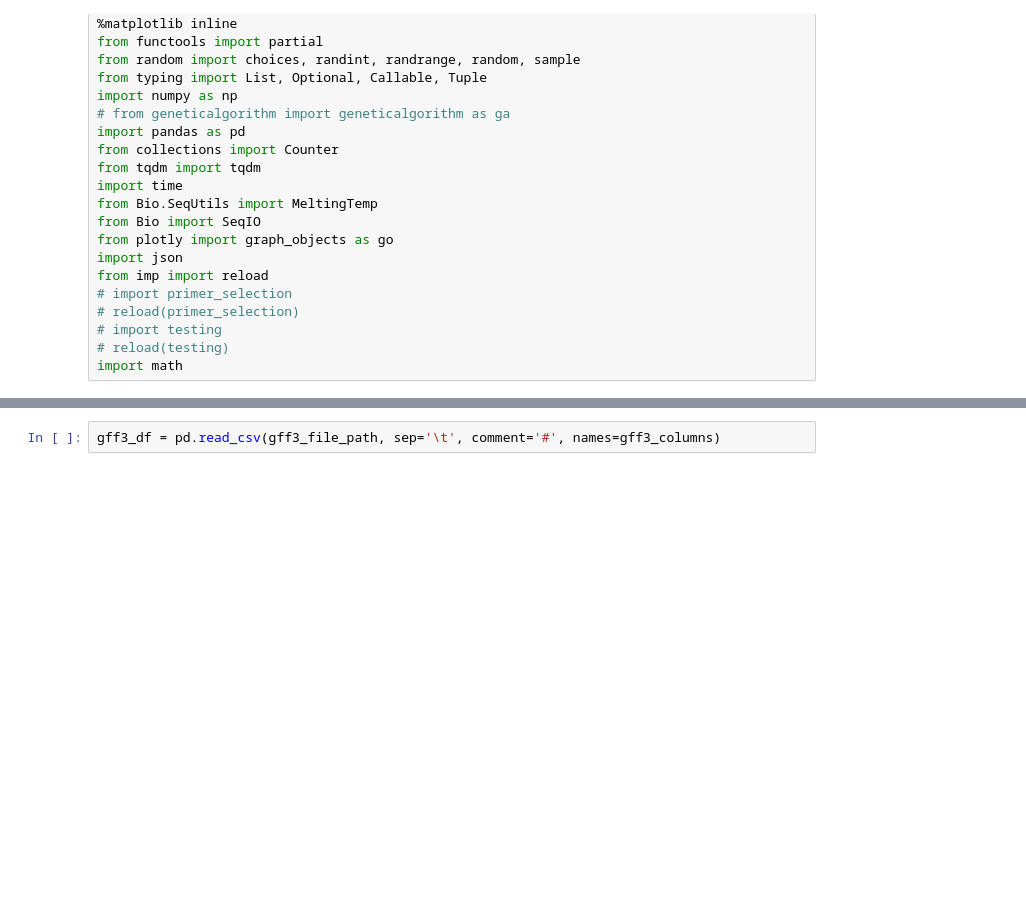
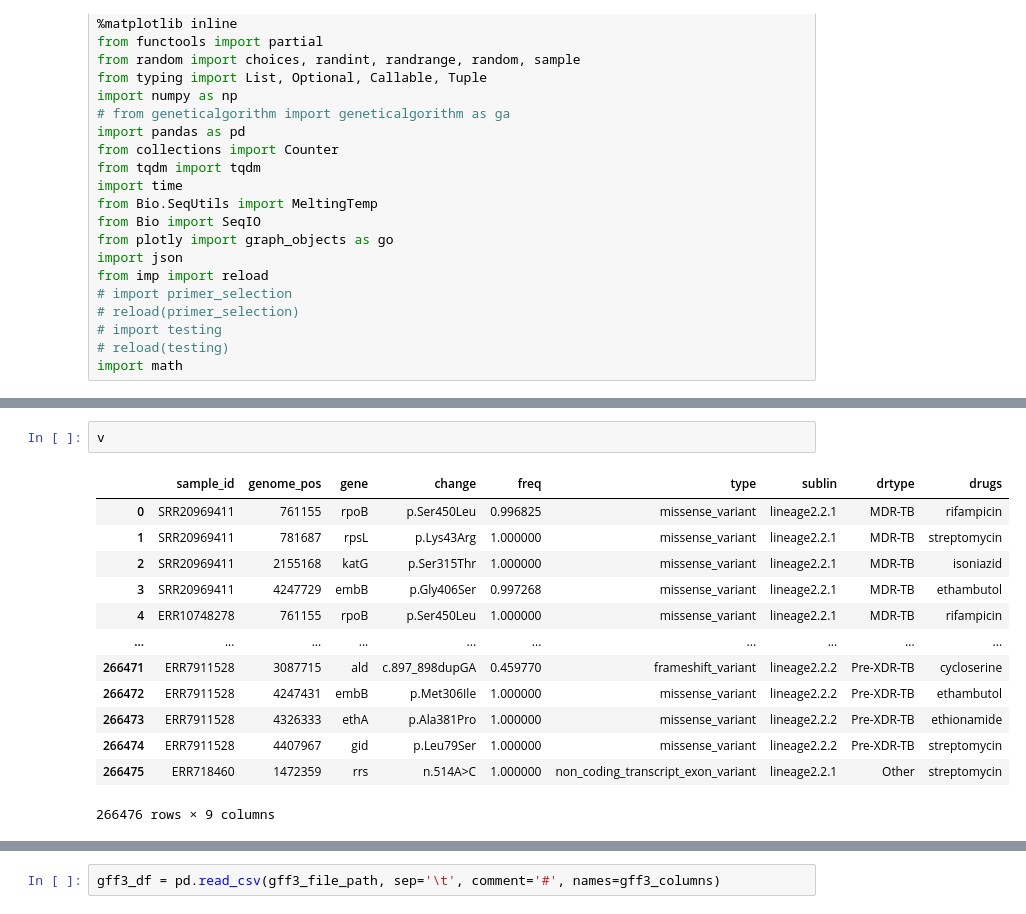
Before and after one commit to linfeng-wang/TOAST, a Jupyter notebook: cache/scratch.ipynb, the cells around one changed output, grey strips where cells are left out. Saved outputs shown, nothing was run; the diff lists cells and outputs as text; blank space fills up the shorter version.

```diff
--- a/cache/scratch.ipynb
+++ b/cache/scratch.ipynb
@@ -24,0 +82,16 @@ import math
+# %%
+v
+# %% [output]
+|  | sample_id | genome_pos | gene | change | freq | type | sublin | drtype | drugs |
+| 0 | SRR20969411 | 761155 | rpoB | p.Ser450Leu | 0.996825 | missense_variant | lineage2.2.1 | MDR-TB | rifampicin |
+| 1 | SRR20969411 | 781687 | rpsL | p.Lys43Arg | 1.000000 | missense_variant | lineage2.2.1 | MDR-TB | streptomycin |
+| 2 | SRR20969411 | 2155168 | katG | p.Ser315Thr | 1.000000 | missense_variant | lineage2.2.1 | MDR-TB | isoniazid |
+| 3 | SRR20969411 | 4247729 | embB | p.Gly406Ser | 0.997268 | missense_variant | lineage2.2.1 | MDR-TB | ethambutol |
+| 4 | ERR10748278 | 761155 | rpoB | p.Ser450Leu | 1.000000 | missense_variant | lineage2.2.1 | MDR-TB | rifampicin |
+| ... | ... | ... | ... | ... | ... | ... | ... | ... | ... |
+| 266471 | ERR7911528 | 3087715 | ald | c.897_898dupGA | 0.459770 | frameshift_variant | lineage2.2.2 | Pre-XDR-TB | cycloserine |
+| 266472 | ERR7911528 | 4247431 | embB | p.Met306Ile | 1.000000 | missense_variant | lineage2.2.2 | Pre-XDR-TB | ethambutol |
+| 266473 | ERR7911528 | 4326333 | ethA | p.Ala381Pro | 1.000000 | missense_variant | lineage2.2.2 | Pre-XDR-TB | ethionamide |
+| 266474 | ERR7911528 | 4407967 | gid | p.Leu79Ser | 1.000000 | missense_variant | lineage2.2.2 | Pre-XDR-TB | streptomycin |
+| 266475 | ERR718460 | 1472359 | rrs | n.514A>C | 1.000000 | non_coding_transcript_exon_variant | lineage2.2.1 | Other | streptomycin |
+266476 rows × 9 columns
```
Also changed, not shown: parts of 17 cells of this notebook, 26 other files.
